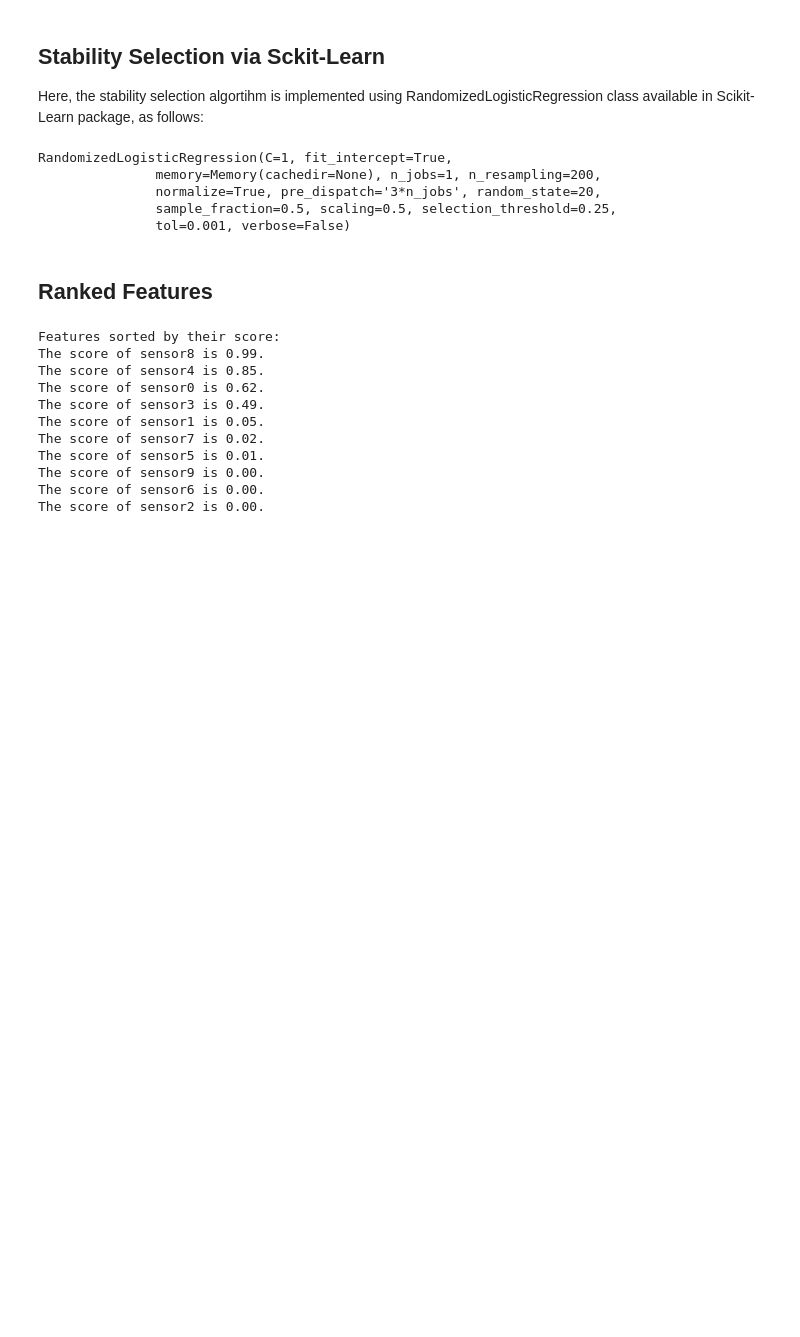
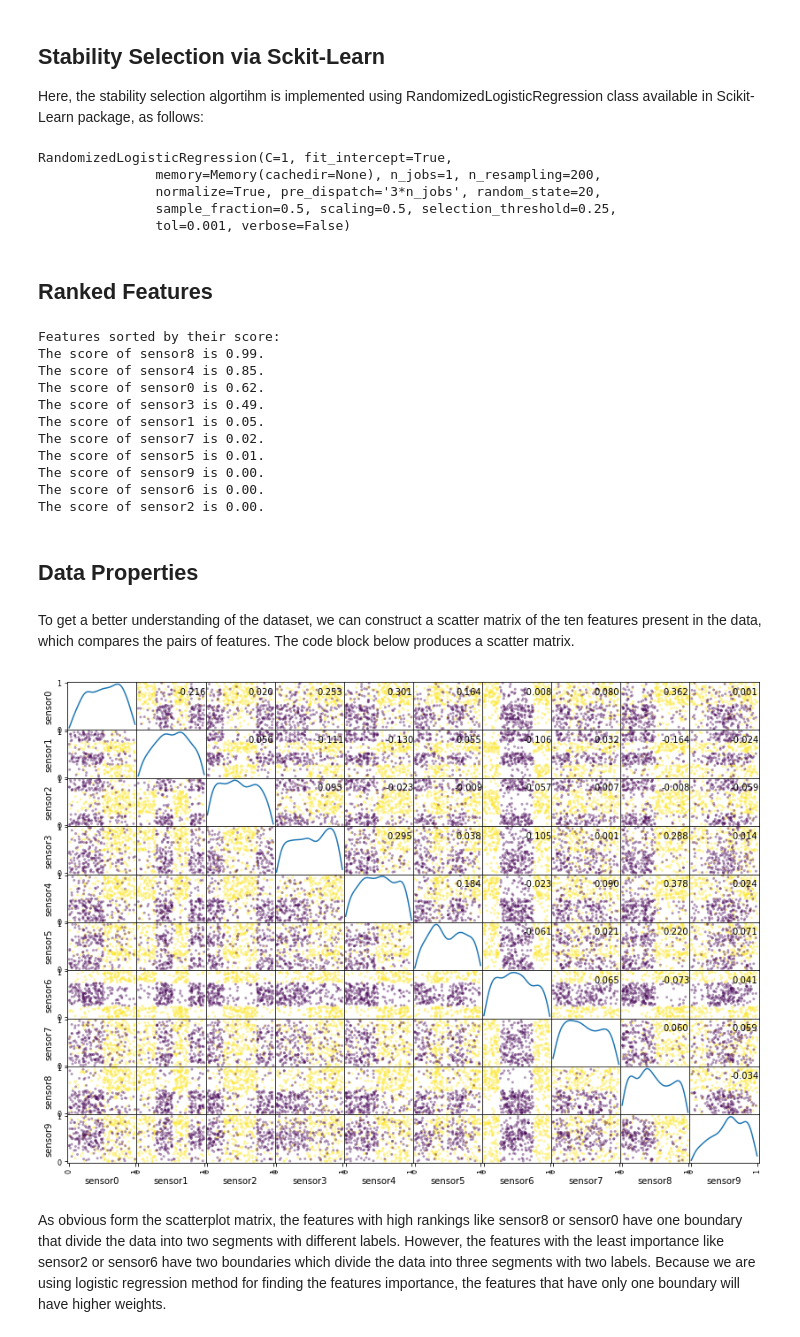
Before and after one commit to mekhod/stability_selection, a Jupyter notebook: Features Importance.ipynb, the cells around one changed output. Cells and saved outputs as stored; diff of their text form; code cells hidden in the pictures; blank space fills up the shorter version.

Commit message:
feat: Explored the dataset.

```diff
--- a/Features Importance.ipynb
+++ b/Features Importance.ipynb
@@ -58,3 +58,23 @@ The score of sensor5 is 0.01.
 The score of sensor9 is 0.00.
 The score of sensor6 is 0.00.
 The score of sensor2 is 0.00.
+# %% [markdown]
+## Data Properties ##
+# %% [markdown]
+To get a better understanding of the dataset, we can construct a scatter matrix of the ten features present in the data, which compares the pairs of features. The code block below produces a scatter matrix.
+# %%
+import numpy as np
+import matplotlib.pyplot as plt
+
+# Produce a scatter matrix for each pair of features in X
+axes = pd.plotting.scatter_matrix(X, alpha = 0.4, figsize = (14,10),
+                                  diagonal = 'kde', c=Y);
+corr = X.corr().as_matrix()
+for i, j in zip(*np.triu_indices_from(axes, k=1)):
+    axes[i, j].annotate("%.3f" %corr[i,j], (0.8, 0.8), xycoords='axes fraction',
+                        ha='center', va='center')
+plt.show()
+# %% [output]
+[figure, added]
+# %% [markdown]
+As obvious form the scatterplot matrix, the features with high rankings like sensor8 or sensor0 have one boundary that divide the data into two segments with different labels. However, the features with the least importance like sensor2 or sensor6 have two boundaries which divide the data into three segments with two labels. Because we are using logistic regression method for finding the features importance, the features that have only one boundary will have higher weights.
```
